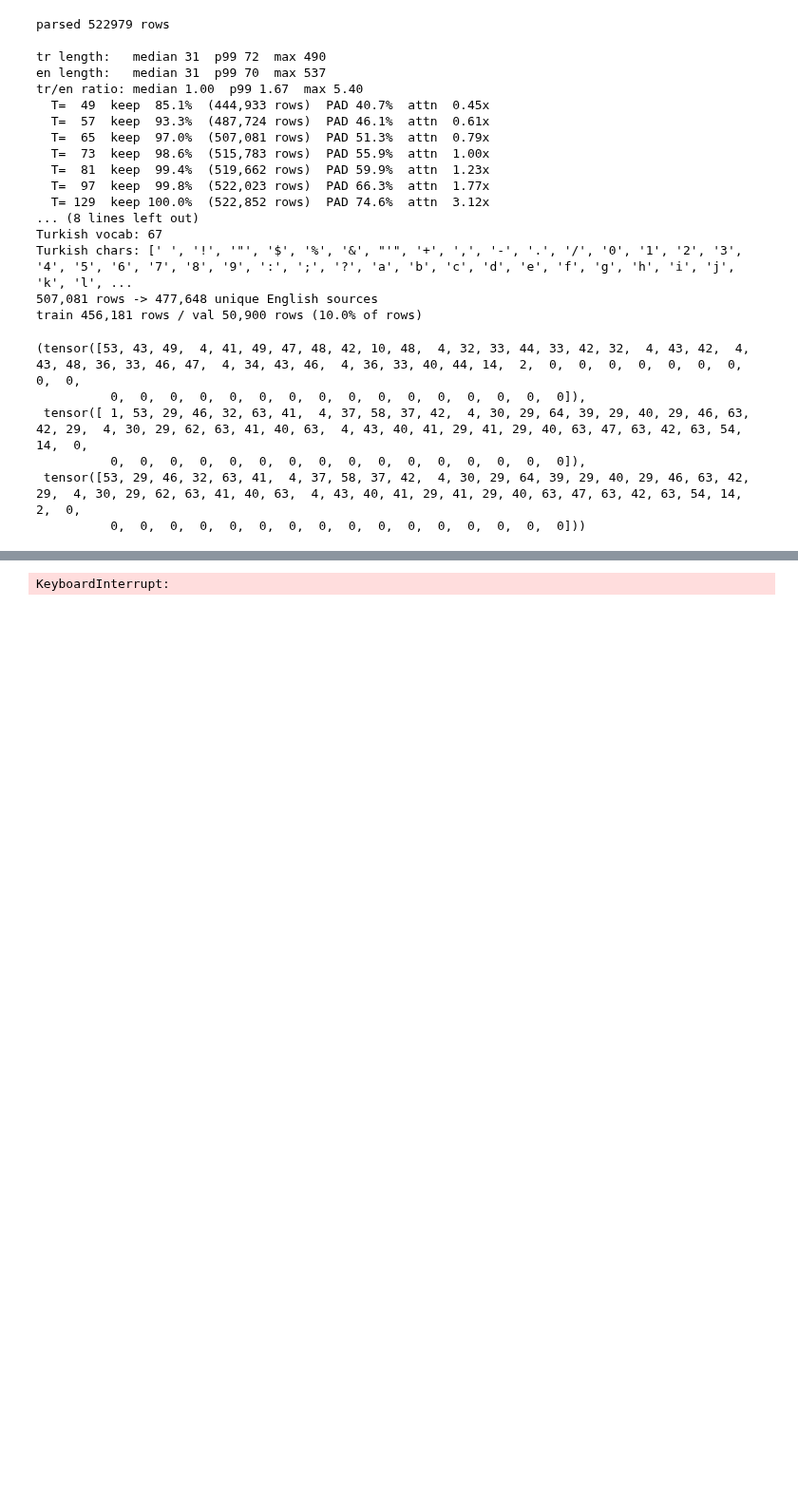
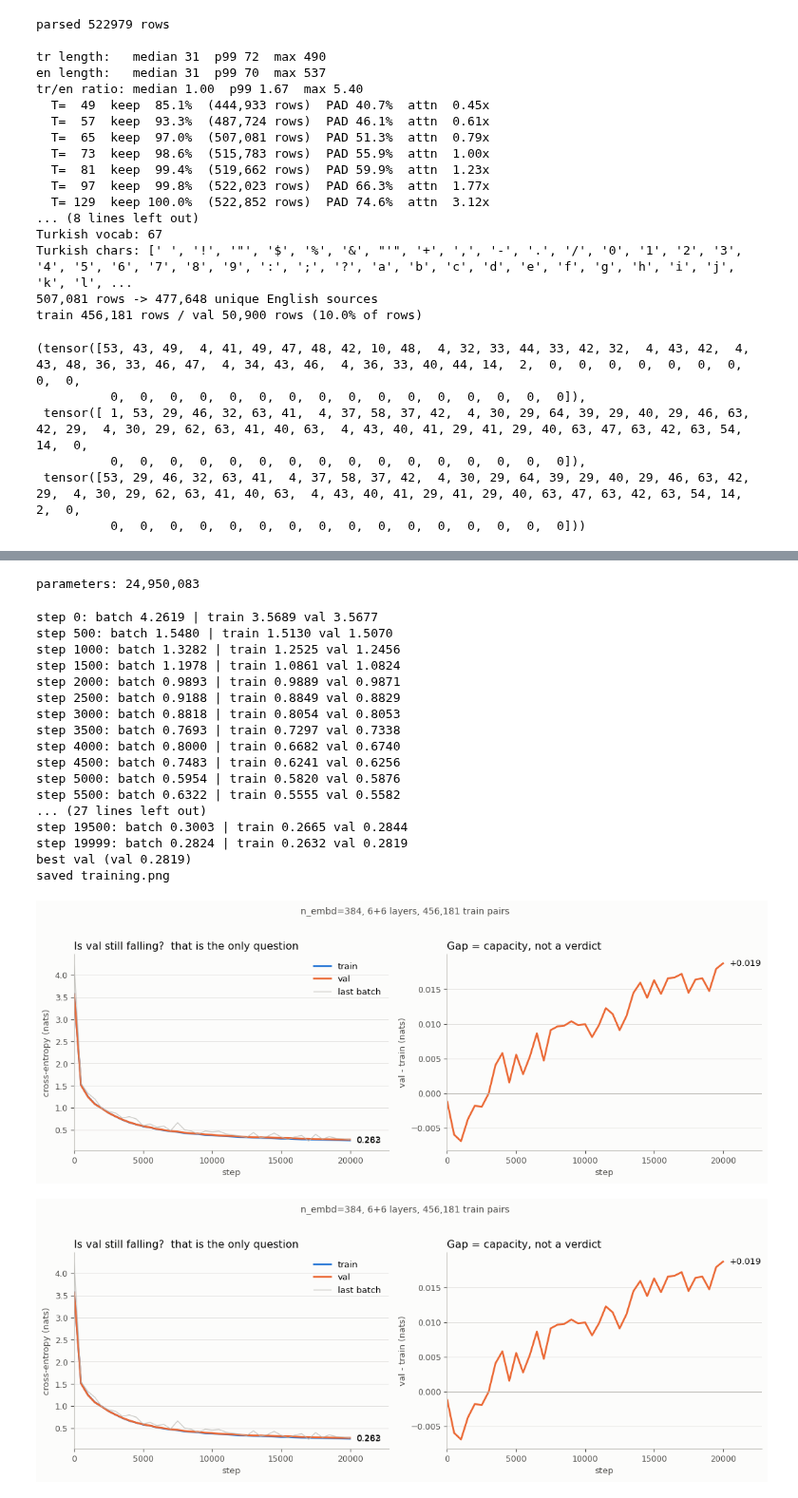
Before and after one commit to oganiler/pytorch_blackwell_jupyter_notebooks, a Jupyter notebook: karpathy/ganiler_translator.ipynb, the cells around one changed output, grey strips where cells are left out. Shown at 95% size. Drawn from its saved outputs; the diff is of its cells as text; code cells hidden in the pictures; blank space fills up the shorter version.

```diff
--- a/karpathy/ganiler_translator.ipynb
+++ b/karpathy/ganiler_translator.ipynb
@@ -8,7 +8,15 @@ from dataclasses import dataclass
 from tqdm.auto import tqdm
 import copy
 import random, unicodedata
+import glob
+import hashlib
+import math
 from collections import defaultdict
+C_TRAIN, C_VAL = '#2a78d6', '#eb6834'
+INK, INK2, MUTED, SURF = '#0b0b0b', '#52514e', '#b8b7b2', '#fcfcfb'
+from matplotlib.colors import LinearSegmentedColormap
+BLUES = LinearSegmentedColormap.from_list(
+    'seq', ['#fcfcfb', '#cde2fb', '#9ec5f4', '#5598e7', '#2a78d6', '#1c5cab', '#0d366b'])
 # %%
 """Parse the Tatoeba/Anki tur.txt and split it WITHOUT leaking.
 
@@ -166,6 +174,10 @@ train_keys, val_keys = set(keys[:n]), set(keys[n:])
 tr_rows = [(e, t) for e, t in normalized_pairs if e in train_keys]
 va_rows = [(e, t) for e, t in normalized_pairs if e in val_keys]
 
+#versioning
+split_id = hashlib.md5("|".join(sorted(val_keys)).encode()).hexdigest()[:12]
+print("split fingerprint:", split_id)     # must match across restarts
+
 # Shuffle rows within the datasets to avoid any ordering bias from the original file.
 rng.shuffle(tr_rows)
 rng.shuffle(va_rows)
@@ -652,4 +879,34 @@ Last saved (val 1.4864)
-# %%
-InferenceByTrainedModel("/workspace/repos/jupyter_notebooks/karpathy/gpt_best_1.4864.pt")
-# %% [output]
-KeyboardInterrupt:
+# %%
+#config
+cnf = Config()
+cnf.n_embd, cnf.n_head, cnf.head_size, cnf.n_layer = 384, 6, 64, 6
+#cnf.batch_size, cnf.max_iters, cnf.eval_iters, cnf.eval_interval = 64, 5000, 200, 250
+cnf.batch_size, cnf.max_iters, cnf.eval_iters, cnf.eval_interval = 64, 20000, 100, 500
+cnf.learning_rate, cnf.dropout = 3e-4, 0.2
+# %%
+#train
+m, history = fit(cnf, getBatch, T_en, T_tr, pad_id_en, pad_id_tr, stoi_en, stoi_tr, device)
+
+plot_training(history, title=f"n_embd={cnf.n_embd}, {cnf.n_layer}+{cnf.n_layer} layers, "
+                            f"{len(tr_rows):,} train pairs")
+# %% [output]
+parameters: 24,950,083
+step 0: batch 4.2619 | train 3.5689 val 3.5677
+step 500: batch 1.5480 | train 1.5130 val 1.5070
+step 1000: batch 1.3282 | train 1.2525 val 1.2456
+step 1500: batch 1.1978 | train 1.0861 val 1.0824
+step 2000: batch 0.9893 | train 0.9889 val 0.9871
+step 2500: batch 0.9188 | train 0.8849 val 0.8829
+step 3000: batch 0.8818 | train 0.8054 val 0.8053
+step 3500: batch 0.7693 | train 0.7297 val 0.7338
+step 4000: batch 0.8000 | train 0.6682 val 0.6740
+step 4500: batch 0.7483 | train 0.6241 val 0.6256
+step 5000: batch 0.5954 | train 0.5820 val 0.5876
+step 5500: batch 0.6322 | train 0.5555 val 0.5582
+... (27 lines left out)
+step 19500: batch 0.3003 | train 0.2665 val 0.2844
+step 19999: batch 0.2824 | train 0.2632 val 0.2819
+best val (val 0.2819)
+saved training.png
+[figure, added]
+[figure, added]
```
Also changed, not shown: parts of 7 cells of this notebook, 1 other file.
